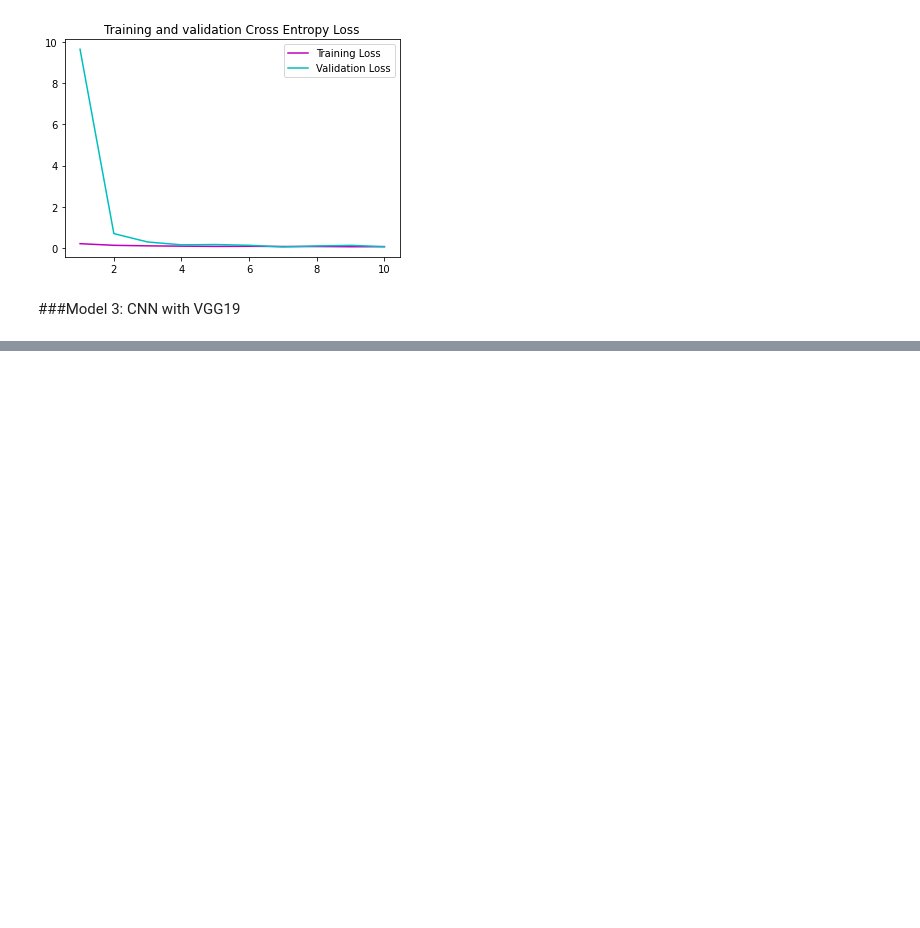
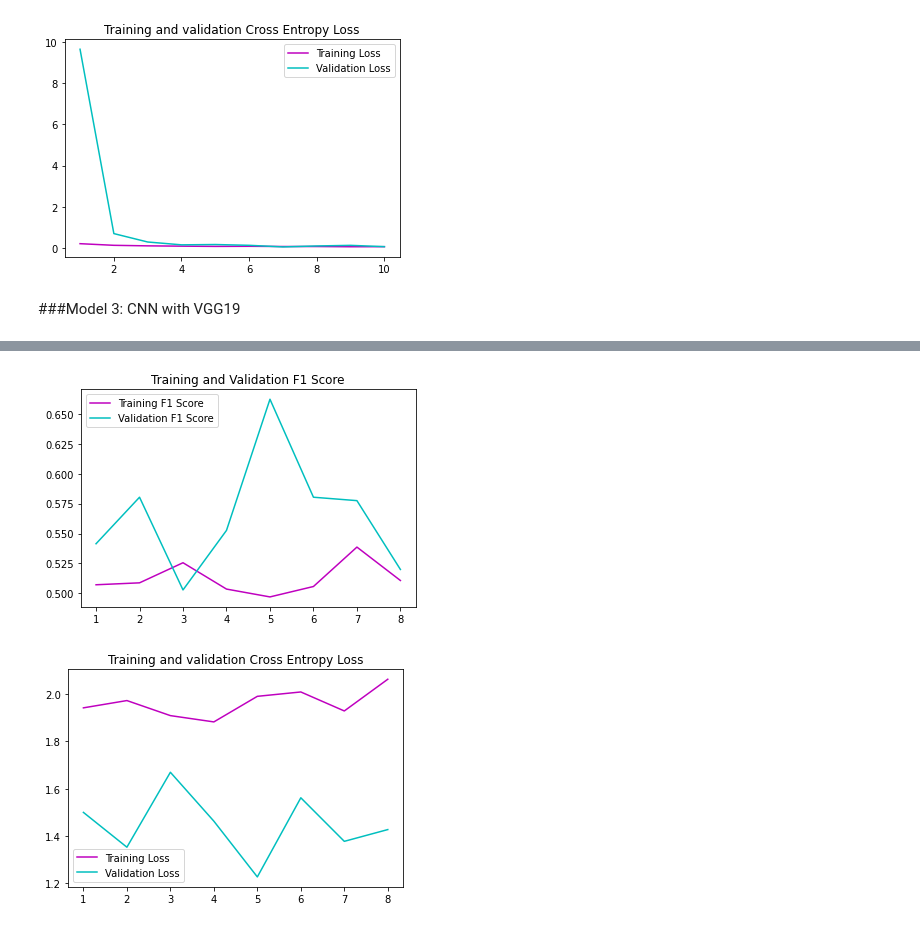
Before and after one commit to azizayesha/Brain-Tumor-Classification, a Jupyter notebook: code.ipynb, the cells around one changed output, grey strips where cells are left out. Drawn from its saved outputs; the diff is of its cells as text; code cells hidden in the pictures; blank space fills up the shorter version.

```diff
--- a/code.ipynb
+++ b/code.ipynb
@@ -217,10 +223,12 @@ INTERPOLATION_ = cv2.INTER_AREA
 VALIDATION_SIZE = 0.1
 
 
+RANDOM_SEED = 0
 BATCH_SIZE = 64
 EPOCHS = 10
 LOSS = 'binary_crossentropy'
 MONITOR_METRIC = "val_f1_score"
+F1_SCORE = tfa.metrics.F1Score(average='macro', num_classes=2)
 # %%
 # load Training and Test data
 
@@ -568,3 +577,28 @@ plot_f1_loss(model2)
 [figure]
 # %% [markdown]
 ###Model 3: CNN with VGG19
+# %%
+vgg19_ = VGG19(weights='imagenet', input_shape=(IMAGE_DIM,IMAGE_DIM,3), include_top=False)
+
+vgg19_model = Sequential()
+vgg19_model.add(vgg19_)
+vgg19_model.add(Flatten())
+vgg19_model.add(BatchNormalization())
+vgg19_model.add(Dense(256, kernel_initializer='he_uniform'))
+vgg19_model.add(BatchNormalization())
+vgg19_model.add(Activation('relu'))
+vgg19_model.add(Dropout(0.3))
+vgg19_model.add(Dense(2, activation='softmax'))
+
+# not training the model layers again
+for layer in vgg19_model.layers:
+    layer.trainable = False
+
+
+vgg19_model.compile(
+    loss=LOSS,
+    optimizer='adam',
+    metrics=['accuracy' , 'AUC', F1_SCORE]
+)
+
+vgg19_model.summary()
@@ -570,0 +623,9 @@ plot_f1_loss(model2)
+# %%
+early_stopping, tensorboard, checkpoint, reduce_lr = callbacks("vgg19", MONITOR_METRIC)
+
+model3 = vgg19_model.fit_generator(train_augmented,
+                            epochs=EPOCHS,
+                            steps_per_epoch=X_train.shape[0]//BATCH_SIZE,
+                            validation_data=val_augmented,
+                            validation_steps=X_val.shape[0]//BATCH_SIZE,
+                            callbacks=[early_stopping, checkpoint, tensorboard, reduce_lr])
@@ -570,0 +666,6 @@ plot_f1_loss(model2)
+# %%
+# plot the f1 score and loss
+plot_f1_loss(model3)
+# %% [output]
+[figure, added]
+[figure, added]
```
Also changed, not shown: parts of 14 cells of this notebook.
